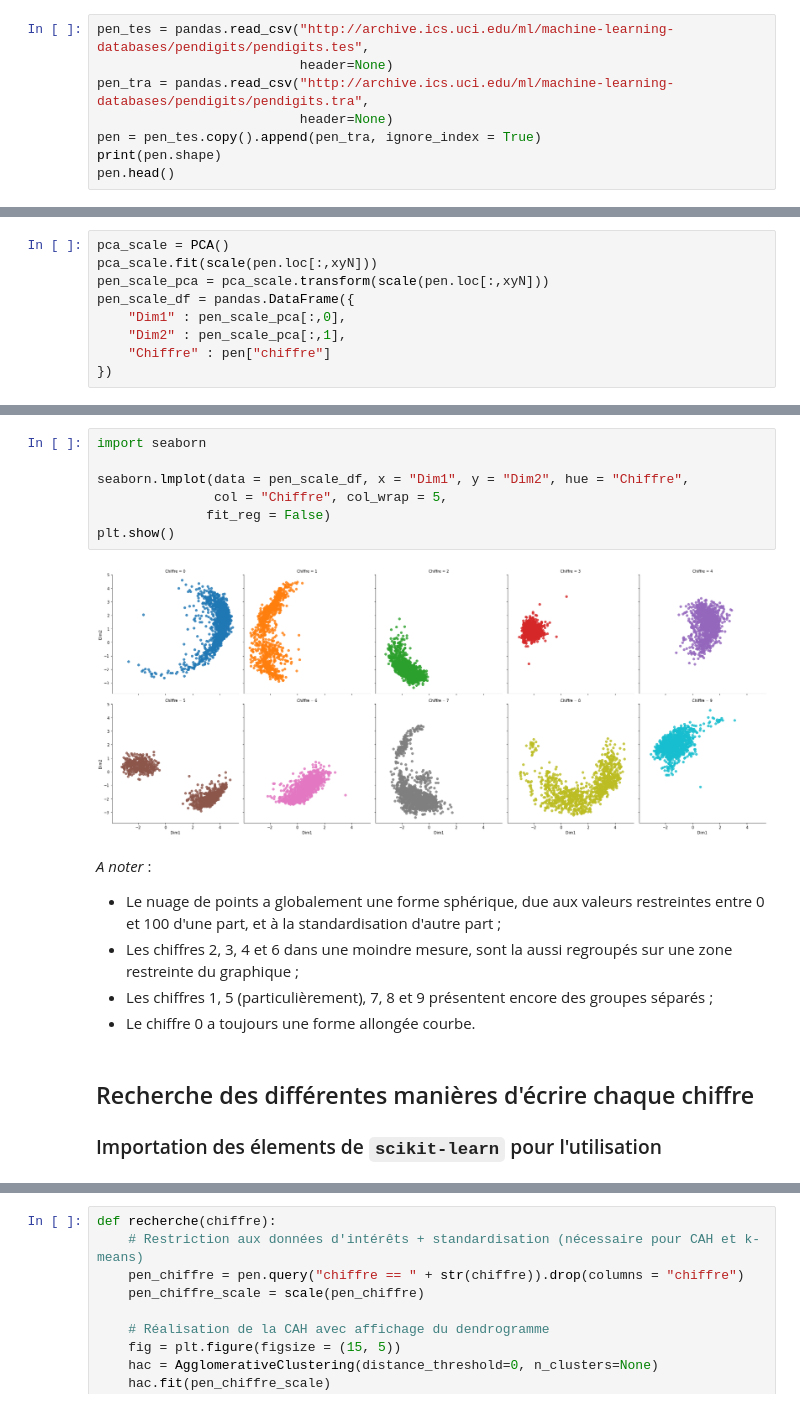
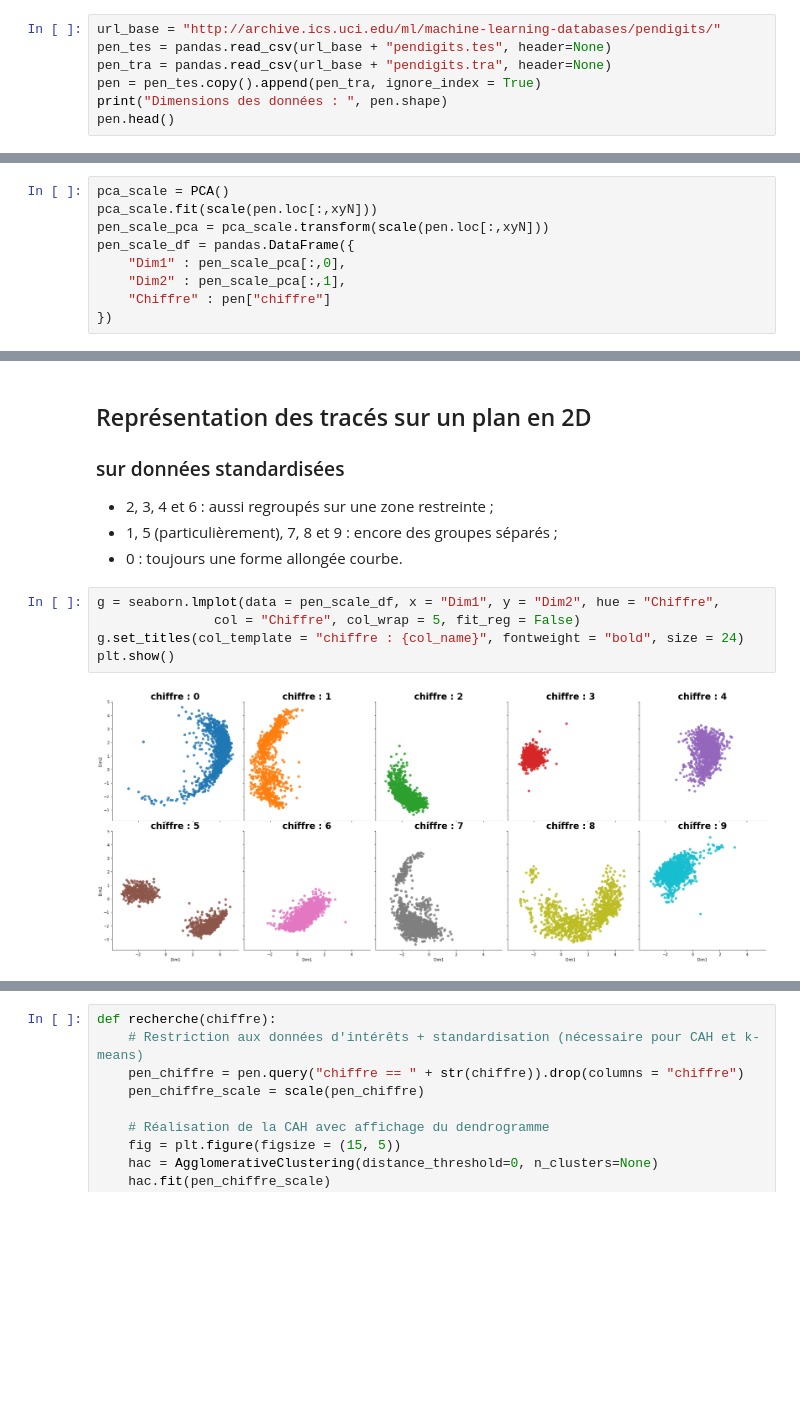
Before and after one commit to fxjollois/cours-2022-2023, a Jupyter notebook: insa-ms-esd--ml/etude-de-cas-pendigits.ipynb, the cells around one changed output, grey strips where cells are left out. Saved outputs shown, nothing was run; the diff lists cells and outputs as text; blank space fills up the shorter version.

```diff
--- a/insa-ms-esd--ml/etude-de-cas-pendigits.ipynb
+++ b/insa-ms-esd--ml/etude-de-cas-pendigits.ipynb
@@ -13,9 +54,8 @@ import matplotlib.pyplot as plt
 # %%
-pen_tes = pandas.read_csv("http://archive.ics.uci.edu/ml/machine-learning-databases/pendigits/pendigits.tes",
-                          header=None)
-pen_tra = pandas.read_csv("http://archive.ics.uci.edu/ml/machine-learning-databases/pendigits/pendigits.tra",
-                          header=None)
+url_base = "http://archive.ics.uci.edu/ml/machine-learning-databases/pendigits/"
+pen_tes = pandas.read_csv(url_base + "pendigits.tes", header=None)
+pen_tra = pandas.read_csv(url_base + "pendigits.tra", header=None)
 pen = pen_tes.copy().append(pen_tra, ignore_index = True)
-print(pen.shape)
+print("Dimensions des données : ", pen.shape)
 pen.head()
 # %% [output]
@@ -213,20 +299,15 @@ plt.show()
+# %% [markdown]
+## Représentation des tracés sur un plan en 2D
+
+### sur données standardisées
+
+- 2, 3, 4 et 6 : aussi regroupés sur une zone restreinte ;
+- 1, 5 (particulièrement), 7, 8 et 9 : encore des groupes séparés ;
+- 0 : toujours une forme allongée courbe.
 # %%
-import seaborn
-
-seaborn.lmplot(data = pen_scale_df, x = "Dim1", y = "Dim2", hue = "Chiffre",
-               col = "Chiffre", col_wrap = 5,
-              fit_reg = False)
+g = seaborn.lmplot(data = pen_scale_df, x = "Dim1", y = "Dim2", hue = "Chiffre",
+               col = "Chiffre", col_wrap = 5, fit_reg = False)
+g.set_titles(col_template = "chiffre : {col_name}", fontweight = "bold", size = 24)
 plt.show()
 # %% [output]
-[figure, old version]
+[figure, new version]
-# %% [markdown]
-*A noter* :
-
-- Le nuage de points a globalement une forme sphérique, due aux valeurs restreintes entre 0 et 100 d'une part, et à la standardisation d'autre part ;
-- Les chiffres 2, 3, 4 et 6 dans une moindre mesure, sont la aussi regroupés sur une zone restreinte du graphique ;
-- Les chiffres 1, 5 (particulièrement), 7, 8 et 9 présentent encore des groupes séparés ;
-- Le chiffre 0 a toujours une forme allongée courbe.
-# %% [markdown]
-## Recherche des différentes manières d'écrire chaque chiffre
-
-### Importation des élements de `scikit-learn` pour l'utilisation
```
Also changed, not shown: parts of 100 cells of this notebook, 2 other files.
